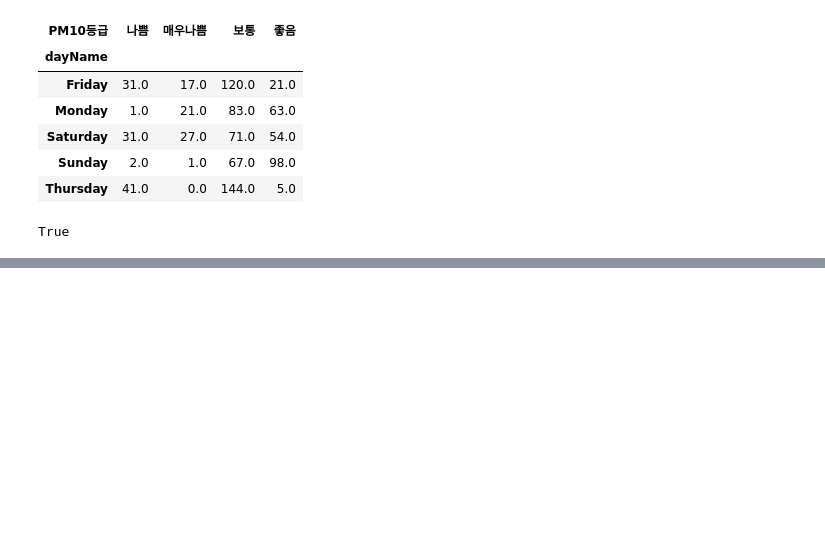
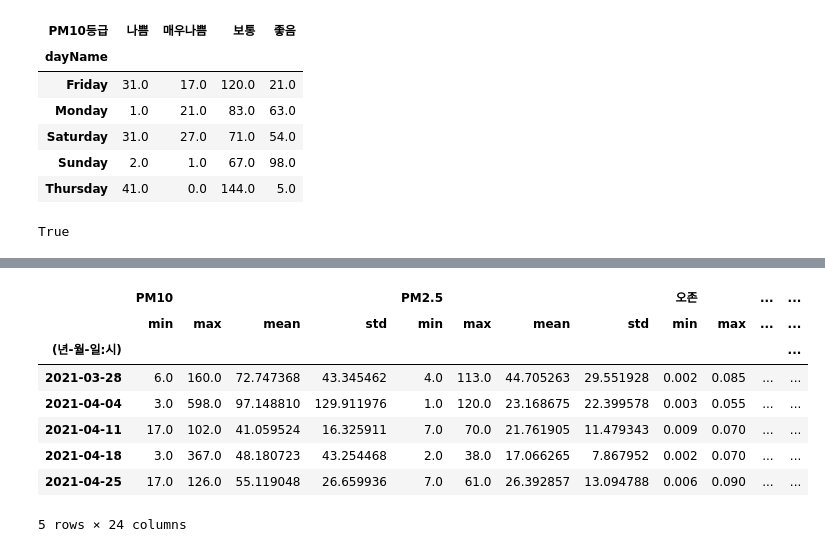
Before and after one commit to leejongseok1/Data-Analysis, a Jupyter notebook: 빅데이터분석기사_실기_연습문제100.ipynb, the cells around one changed output, grey strips where cells are left out. Saved outputs shown, nothing was run; the diff lists cells and outputs as text; code cells hidden in the pictures; blank space fills up the shorter version.

```diff
--- a/빅데이터분석기사_실기_연습문제100.ipynb
+++ b/빅데이터분석기사_실기_연습문제100.ipynb
@@ -930,0 +935,5 @@ True
+# %%
+df7.set_index('(년-월-일:시)', inplace=True, drop=True)
+
+ans = df7
+ans.head()
@@ -930,0 +948,13 @@ True
+# %%
+ans = df7.select_dtypes(exclude='object').resample('W').agg(['min', 'max', 'mean', 'std'])
+ans.head()
+# %% [output]
+|  | PM10 |  |  |  | PM2.5 |  |  |  | 오존 |  | ... | ... |
+|  | min | max | mean | std | min | max | mean | std | min | max | ... | ... |
+| (년-월-일:시) |  |  |  |  |  |  |  |  |  |  |  | ... |
+| 2021-03-28 | 6.0 | 160.0 | 72.747368 | 43.345462 | 4.0 | 113.0 | 44.705263 | 29.551928 | 0.002 | 0.085 | ... | ... |
+| 2021-04-04 | 3.0 | 598.0 | 97.148810 | 129.911976 | 1.0 | 120.0 | 23.168675 | 22.399578 | 0.003 | 0.055 | ... | ... |
+| 2021-04-11 | 17.0 | 102.0 | 41.059524 | 16.325911 | 7.0 | 70.0 | 21.761905 | 11.479343 | 0.009 | 0.070 | ... | ... |
+| 2021-04-18 | 3.0 | 367.0 | 48.180723 | 43.254468 | 2.0 | 38.0 | 17.066265 | 7.867952 | 0.002 | 0.070 | ... | ... |
+| 2021-04-25 | 17.0 | 126.0 | 55.119048 | 26.659936 | 7.0 | 61.0 | 26.392857 | 13.094788 | 0.006 | 0.090 | ... | ... |
+5 rows × 24 columns
```
Also changed, not shown: parts of 26 cells of this notebook.
